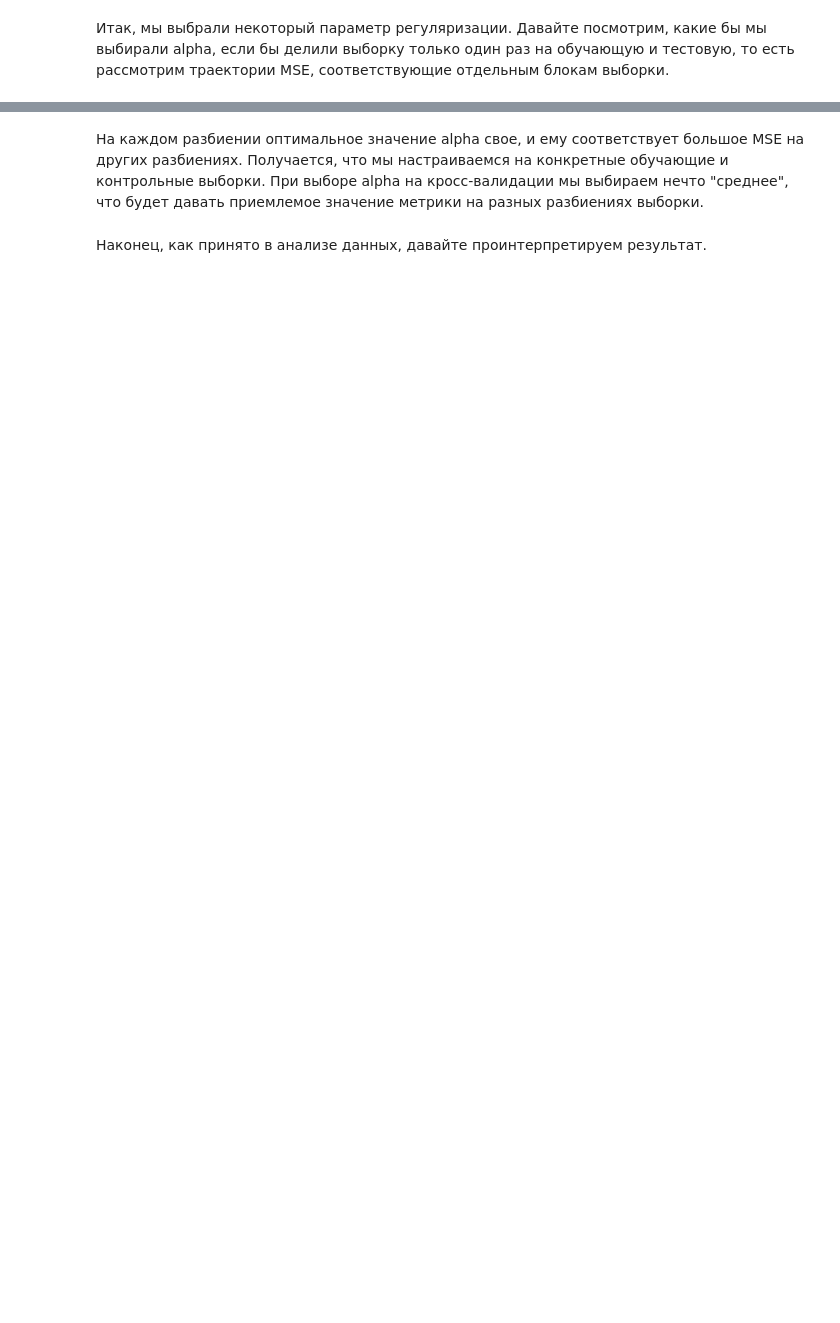
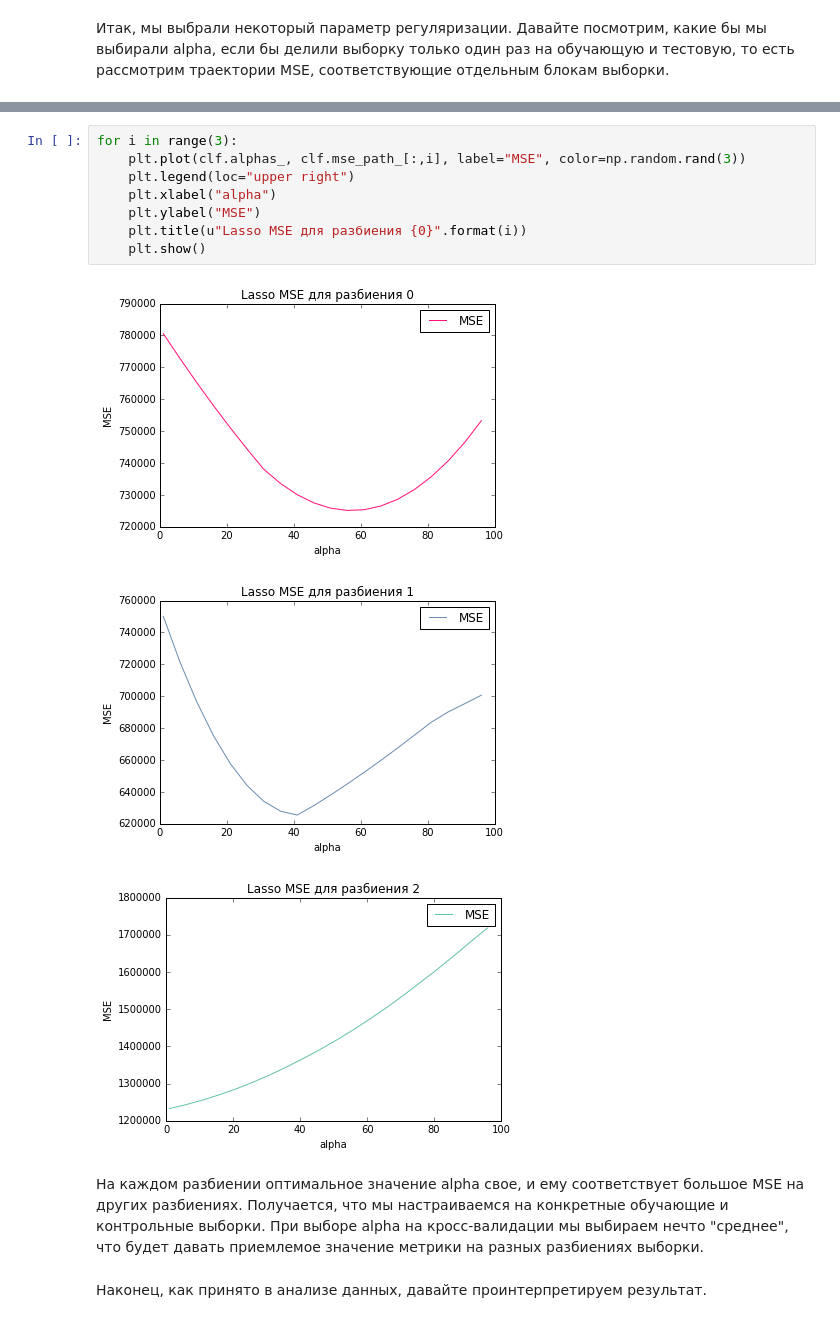
Before and after one commit to movb/yandex-ml, a Jupyter notebook: mipt-ml-2/week2/OverfittingTask.ipynb, the cells around one changed output, grey strips where cells are left out. Saved outputs shown, nothing was run; the diff lists cells and outputs as text; blank space fills up the shorter version.

```diff
--- a/mipt-ml-2/week2/OverfittingTask.ipynb
+++ b/mipt-ml-2/week2/OverfittingTask.ipynb
@@ -192,3 +350,15 @@ alphas = np.arange(1, 100, 5)
+# %%
+for i in range(3):
+    plt.plot(clf.alphas_, clf.mse_path_[:,i], label="MSE", color=np.random.rand(3))
+    plt.legend(loc="upper right")
+    plt.xlabel("alpha")
+    plt.ylabel("MSE")
+    plt.title(u"Lasso MSE для разбиения {0}".format(i))
+    plt.show()
+# %% [output]
+[figure, added]
+[figure, added]
+[figure, added]
 # %% [markdown]
 На каждом разбиении оптимальное значение alpha свое, и ему соответствует большое MSE на других разбиениях. Получается, что мы настраиваемся на конкретные обучающие и контрольные выборки. При выборе alpha на кросс-валидации мы выбираем нечто "среднее", что будет давать приемлемое значение метрики на разных разбиениях выборки.
 # %% [markdown]
```
Also changed, not shown: parts of 20 cells of this notebook, 1 other file.
